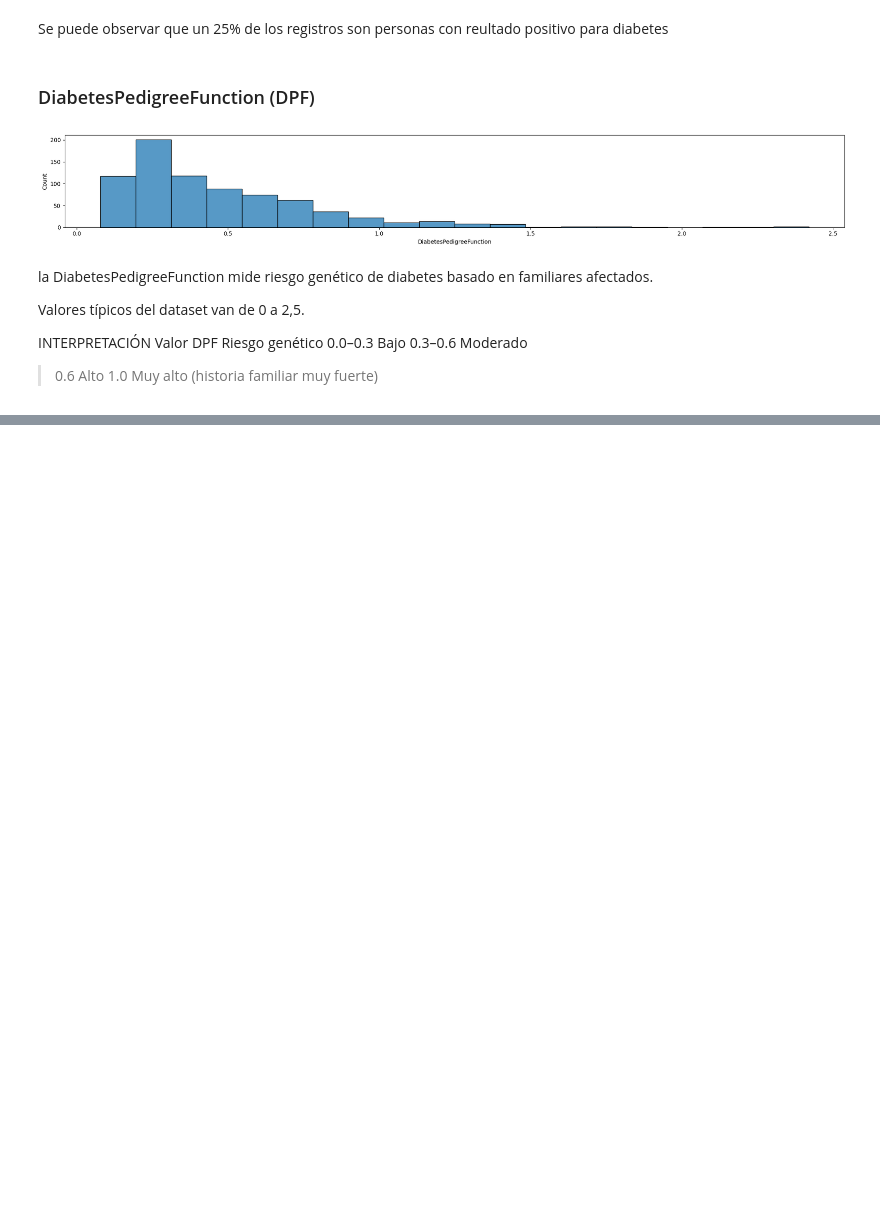
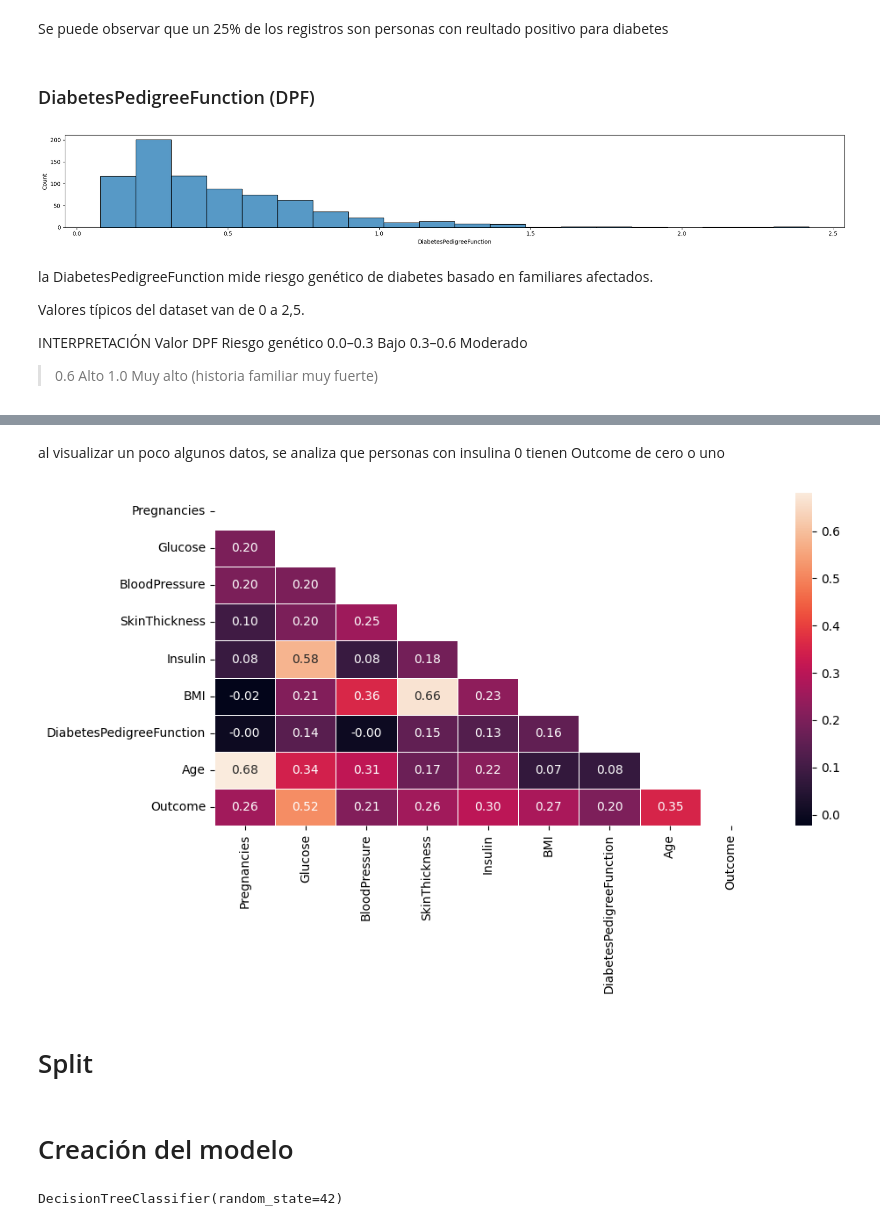
Before and after one commit to Betaniammc/streamlit, a Jupyter notebook: src/04-arboles-diabetes.ipynb, the cells around one changed output, grey strips where cells are left out. Saved outputs shown, nothing was run; the diff lists cells and outputs as text; code cells hidden in the pictures; blank space fills up the shorter version.

Commit message:
aplicacion de dos modelos diabetes

```diff
--- a/src/04-arboles-diabetes.ipynb
+++ b/src/04-arboles-diabetes.ipynb
@@ -368,0 +412,3 @@ Valor DPF	Riesgo genético
+# %%
+df_insulin_with_cero = df[df["Insulin"]>0]
+df_insulin_with_cero
@@ -368,0 +429,15 @@ Valor DPF	Riesgo genético
+# %% [markdown]
+al visualizar un poco algunos datos, se analiza que personas con insulina 0 tienen Outcome de cero o uno
+# %%
+corr = df_insulin_with_cero[["Pregnancies", "Glucose",	"BloodPressure",	"SkinThickness",	"Insulin",	"BMI",	"DiabetesPedigreeFunction",	"Age",	"Outcome"]].corr()
+mask = np.triu(np.ones_like(corr, dtype=bool))
+
+fig, axis = plt.subplots(figsize=(10, 6))
+sns.heatmap(corr, mask=mask, annot=True, linewidths=0.5, fmt=".2f")
+
+plt.tight_layout()
+plt.show()
+# %% [output]
+[figure, added]
+# %% [markdown]
+# Split
@@ -368,0 +458,7 @@ Valor DPF	Riesgo genético
+# %% [markdown]
+# Creación del modelo
+# %%
+model = DecisionTreeClassifier(random_state = 42)
+model.fit(X_train, y_train)
+# %% [output]
+DecisionTreeClassifier(random_state=42)
```
Also changed, not shown: parts of 21 cells of this notebook, 2 other files.
